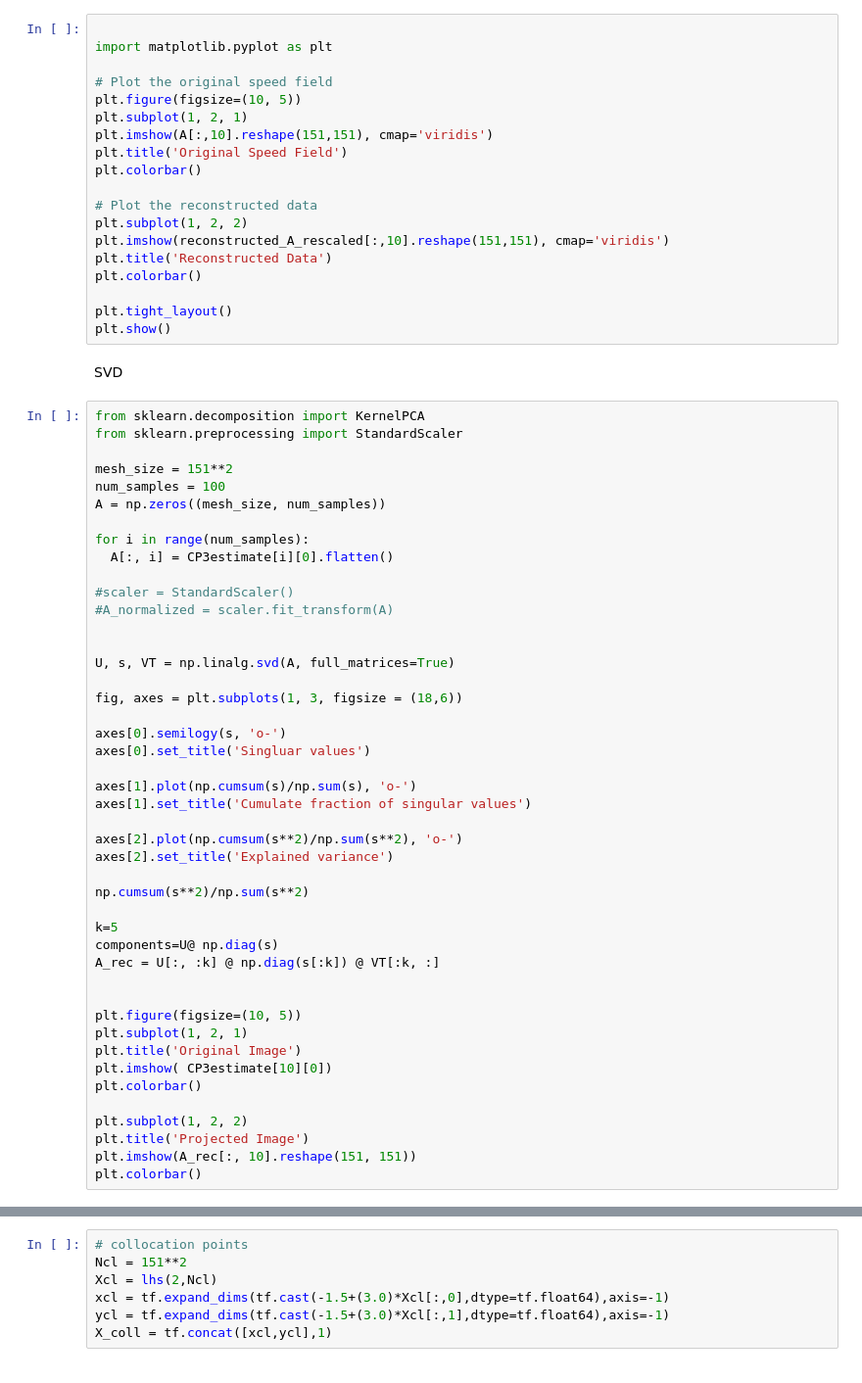
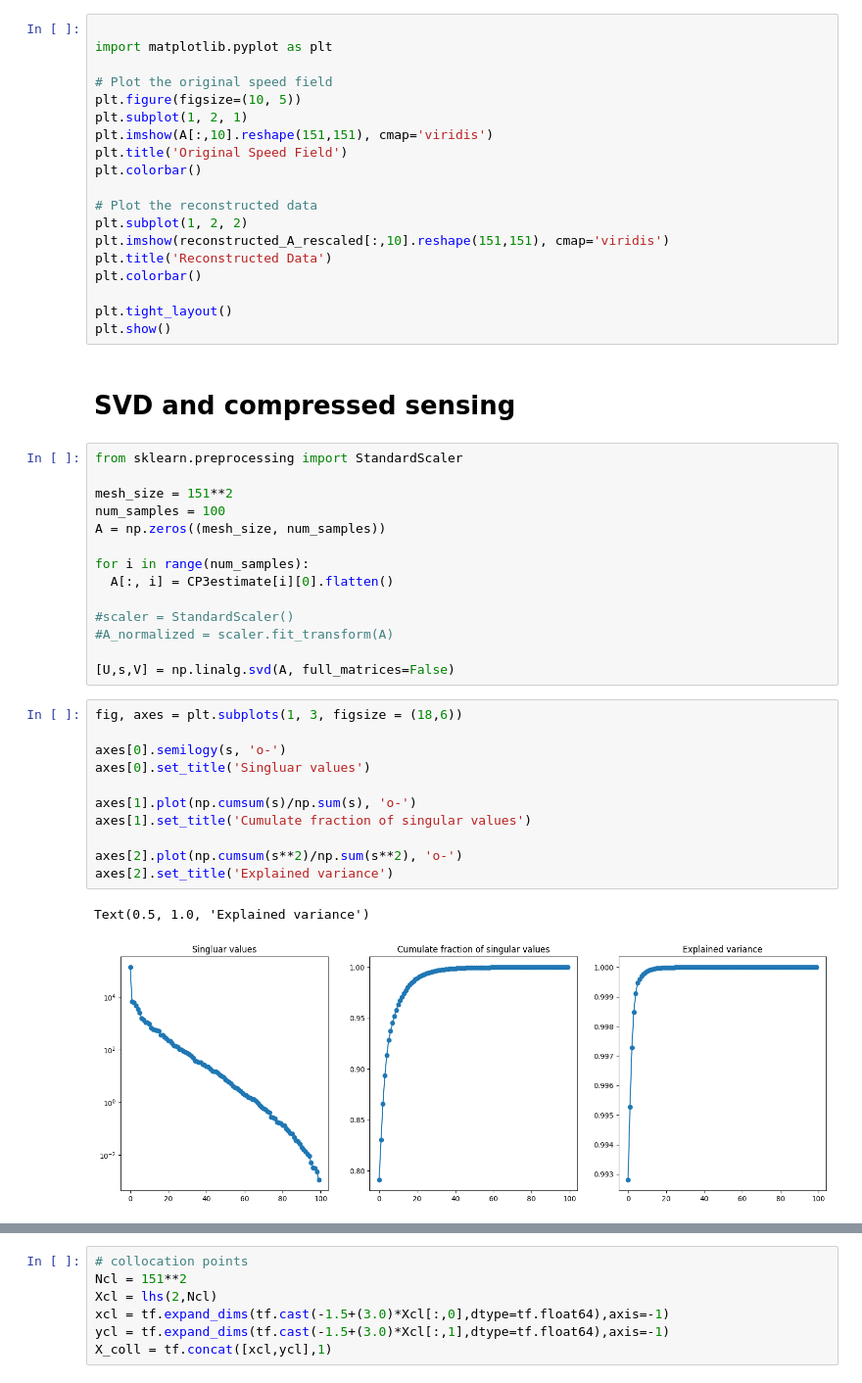
Before and after one commit to Alepescinaa/ScientificTools, a Jupyter notebook: Project1/Cp3/Checkpoint3.ipynb, the cells around one changed output, grey strips where cells are left out. Shown at 98% size. Saved outputs shown, nothing was run; the diff lists cells and outputs as text.

```diff
--- a/Project1/Cp3/Checkpoint3.ipynb
+++ b/Project1/Cp3/Checkpoint3.ipynb
@@ -179,50 +152,33 @@ plt.colorbar()
 
 plt.tight_layout()
 plt.show()
-# %% [markdown]
-SVD
+# %% [markdown]
+# SVD and compressed sensing
+# %%
+from sklearn.preprocessing import StandardScaler
+
+mesh_size = 151**2
+num_samples = 100
+A = np.zeros((mesh_size, num_samples))
+
+for i in range(num_samples):
+  A[:, i] = CP3estimate[i][0].flatten()
+
+#scaler = StandardScaler()
+#A_normalized = scaler.fit_transform(A)
+
+[U,s,V] = np.linalg.svd(A, full_matrices=False)
 # %%
-from sklearn.decomposition import KernelPCA
-from sklearn.preprocessing import StandardScaler
-
-mesh_size = 151**2
-num_samples = 100
-A = np.zeros((mesh_size, num_samples))
-
-for i in range(num_samples):
-  A[:, i] = CP3estimate[i][0].flatten()
-
-#scaler = StandardScaler()
-#A_normalized = scaler.fit_transform(A)
-
-
-U, s, VT = np.linalg.svd(A, full_matrices=True)
-
 fig, axes = plt.subplots(1, 3, figsize = (18,6))
 
 axes[0].semilogy(s, 'o-')
 axes[0].set_title('Singluar values')
 
 axes[1].plot(np.cumsum(s)/np.sum(s), 'o-')
 axes[1].set_title('Cumulate fraction of singular values')
 
 axes[2].plot(np.cumsum(s**2)/np.sum(s**2), 'o-')
 axes[2].set_title('Explained variance')
-
-np.cumsum(s**2)/np.sum(s**2)
-
-k=5
-components=U@ np.diag(s)
-A_rec = U[:, :k] @ np.diag(s[:k]) @ VT[:k, :]
-
-
-plt.figure(figsize=(10, 5))
-plt.subplot(1, 2, 1)
-plt.title('Original Image')
-plt.imshow( CP3estimate[10][0])
-plt.colorbar()
-
-plt.subplot(1, 2, 2)
-plt.title('Projected Image')
-plt.imshow(A_rec[:, 10].reshape(151, 151))
-plt.colorbar()
+# %% [output]
+Text(0.5, 1.0, 'Explained variance')
+[figure, added]
```
Also changed, not shown: parts of 30 cells of this notebook.
